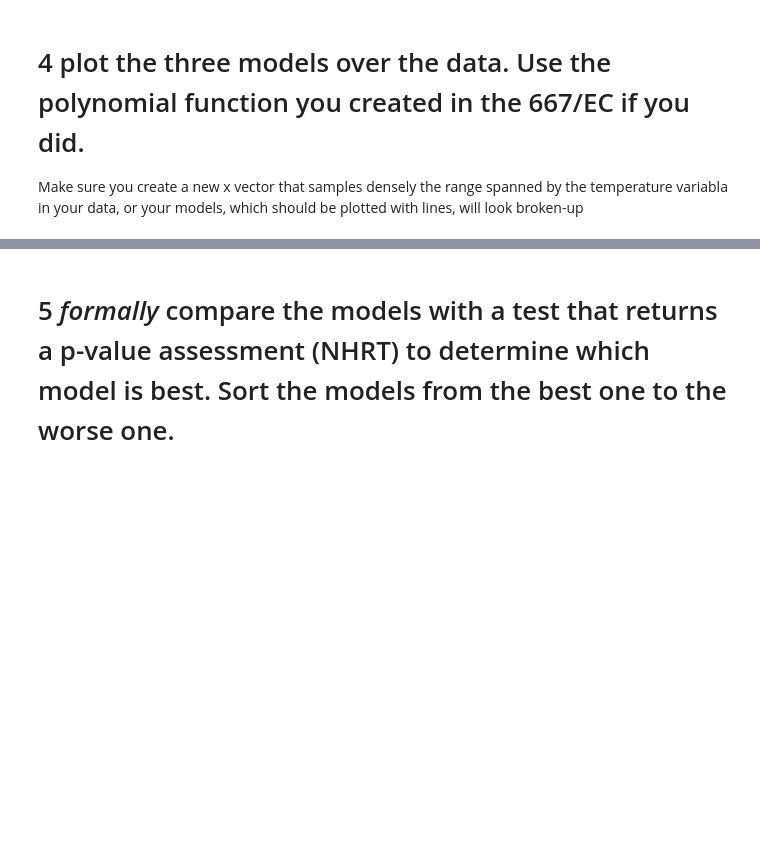
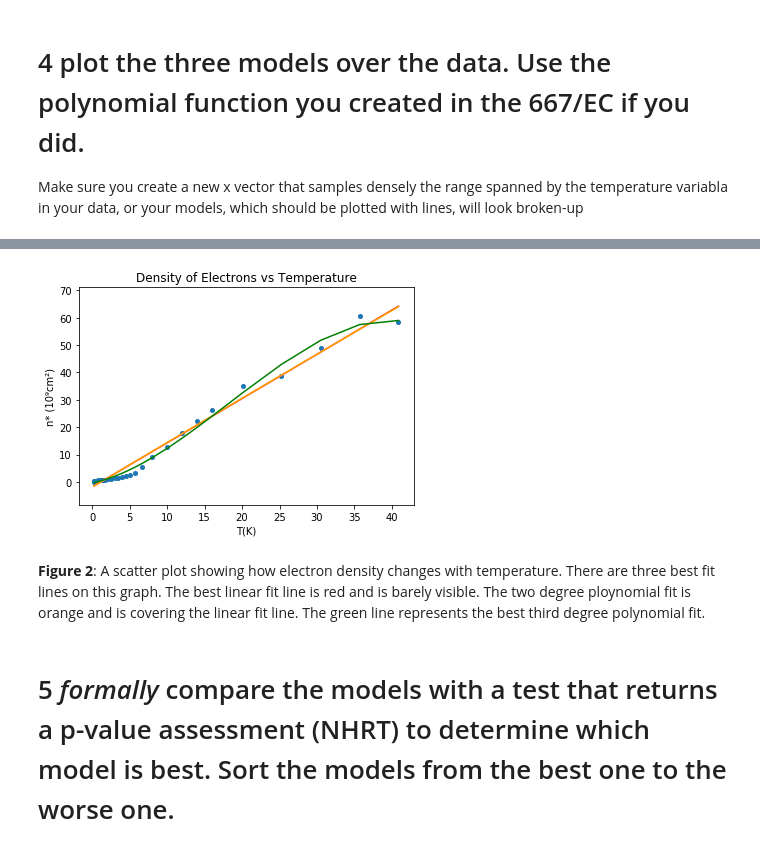
Before and after one commit to fedhere/DSPS_cHarty, a Jupyter notebook: HW7/LRtestAndMCMC_cHarty.ipynb, the cells around one changed output, grey strips where cells are left out. Saved outputs shown, nothing was run; the diff lists cells and outputs as text; code cells hidden in the pictures; blank space fills up the shorter version.

```diff
--- a/HW7/LRtestAndMCMC_cHarty.ipynb
+++ b/HW7/LRtestAndMCMC_cHarty.ipynb
@@ -151,0 +208,3 @@ Warnings:
+# %%
+nam18_reducted['T3'] = nam18_reducted['Tk']**3
+model3 = smf.ols(formula = 'n ~ pow(Tk,3) + pow(Tk,2) + Tk', data = nam18_reducted).fit()
@@ -163,2 +248,22 @@ Make sure you create a new x vector that samples densely the range spanned by th
+# %%
+fig = plt.figure()
+ax = plt.axes()
+
+x = np.linspace(0, 40, 1000)
+ax.plot(nam18_reducted["Tk"], nam18_reducted["n"], '.', markersize=8)
+sm.graphics.abline_plot(model_results=model1, c='w',ax=ax);
+ax.plot(nam18_reducted.sort_values("Tk").Tk,
+        model1.predict(nam18_reducted.sort_values("Tk").Tk), c='r')
+ax.plot(nam18_reducted.sort_values("Tk").Tk,
+        model2.predict(nam18_reducted.sort_values("Tk").Tk), c = 'orange')
+ax.plot(nam18_reducted.sort_values("Tk").Tk,
+        model3.predict(nam18_reducted.sort_values("Tk").Tk), c = 'g')
+ax.set_xlabel('T(K)')
+ax.set_ylabel('n* (10\u2079cm\u00b2)')
+ax.set_title('Density of Electrons vs Temperature');
+# %% [output]
+[figure, added]
+# %% [markdown]
+**Figure 2**: A scatter plot showing how electron density changes with temperature. There are three best fit lines on this graph. The best linear fit line is red and is barely visible. The two degree ploynomial fit is orange and is covering the linear fit line. The green line represents the best third degree polynomial fit.
 # %% [markdown]
 # 5 *formally* compare the models with a test that returns a p-value assessment (NHRT) to determine which model is best. Sort the models from the best one to the worse one.
```
Also changed, not shown: parts of 26 cells of this notebook.
